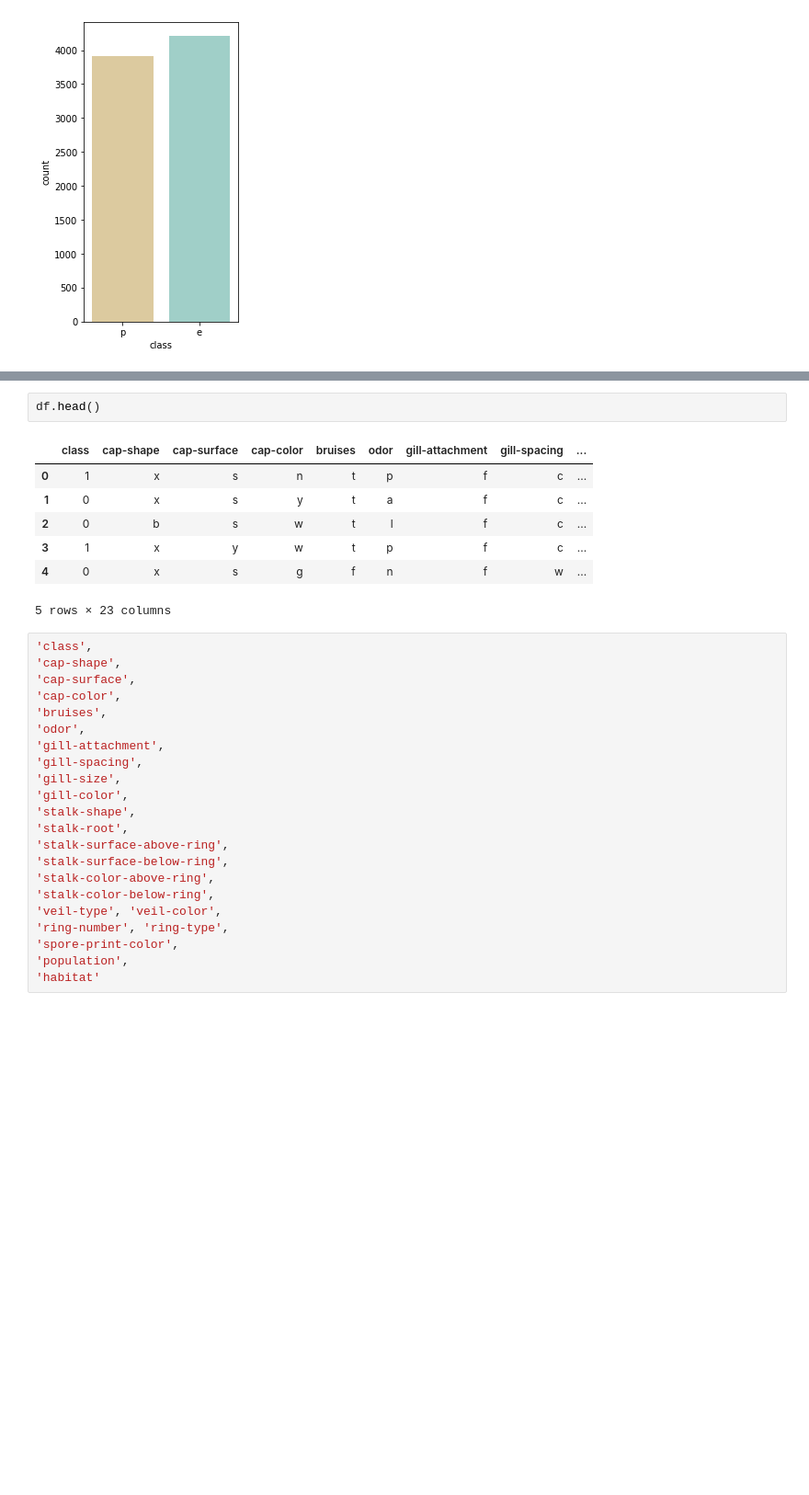
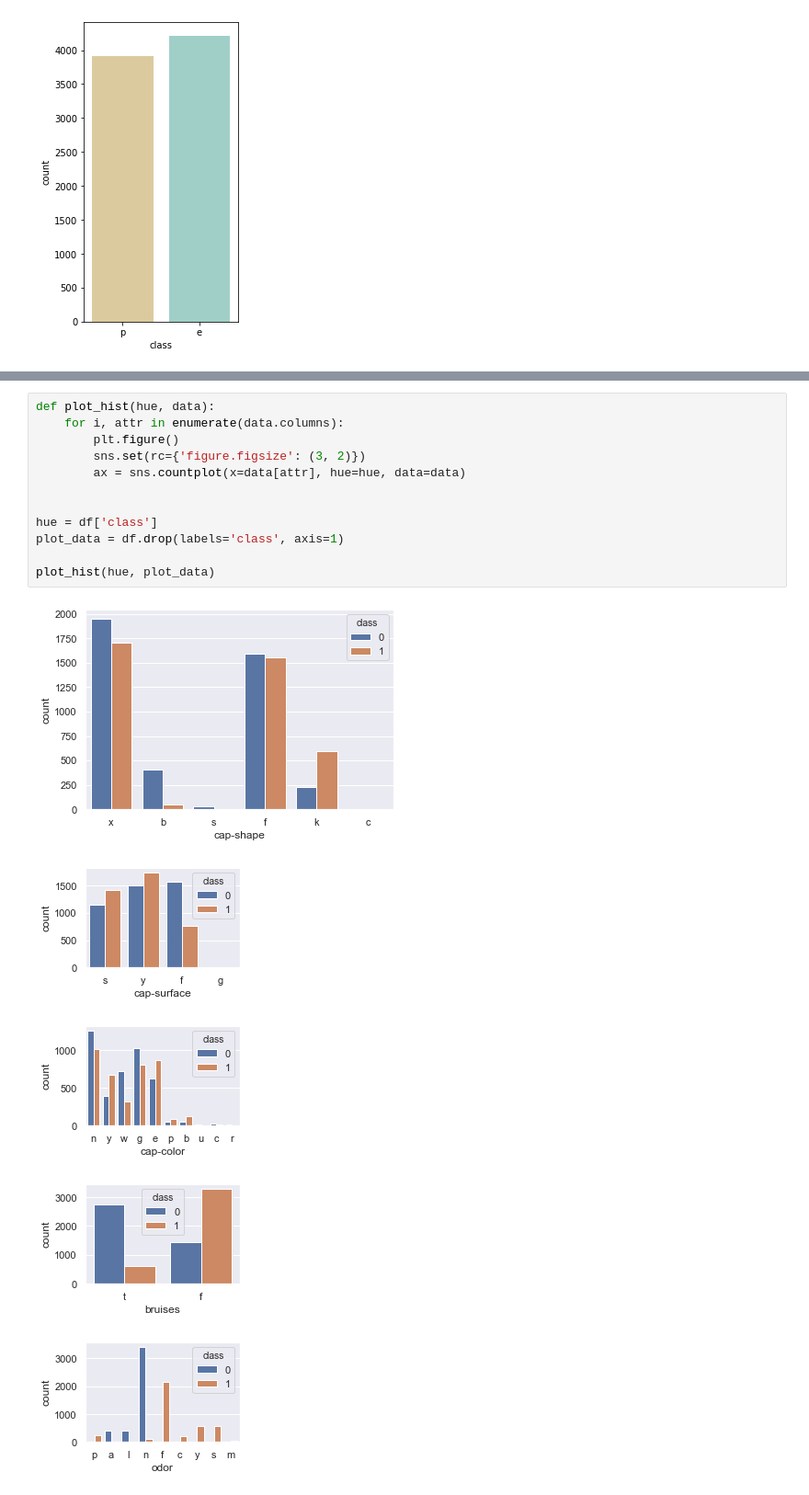
Before and after one commit to talesaraujo/kaggle-learn, a Jupyter notebook: mushroom/mushroom-classification.ipynb, the cells around one changed output, grey strips where cells are left out. Shown at 92% size. Saved outputs shown, nothing was run; the diff lists cells and outputs as text; blank space fills up the shorter version.

```diff
--- a/mushroom/mushroom-classification.ipynb
+++ b/mushroom/mushroom-classification.ipynb
@@ -71,34 +78,20 @@ cap_shape
 
 df['class'] = df['class'].map(class_mapping)
-# %%
-df.head()
-# %% [output]
-|  | class | cap-shape | cap-surface | cap-color | bruises | odor | gill-attachment | gill-spacing | ... |
-| 0 | 1 | x | s | n | t | p | f | c | ... |
-| 1 | 0 | x | s | y | t | a | f | c | ... |
-| 2 | 0 | b | s | w | t | l | f | c | ... |
-| 3 | 1 | x | y | w | t | p | f | c | ... |
-| 4 | 0 | x | s | g | f | n | f | w | ... |
-5 rows × 23 columns
-# %%
-'class',
-'cap-shape',
-'cap-surface',
-'cap-color',
-'bruises',
-'odor',
-'gill-attachment',
-'gill-spacing',
-'gill-size',
-'gill-color',
-'stalk-shape',
-'stalk-root',
-'stalk-surface-above-ring',
-'stalk-surface-below-ring',
-'stalk-color-above-ring',
-'stalk-color-below-ring',
-'veil-type', 'veil-color',
-'ring-number', 'ring-type',
-'spore-print-color',
-'population',
-'habitat'
+# %%
+def plot_hist(hue, data):
+    for i, attr in enumerate(data.columns):
+        plt.figure()
+        sns.set(rc={'figure.figsize': (3, 2)})
+        ax = sns.countplot(x=data[attr], hue=hue, data=data)
+
+
+hue = df['class']
+plot_data = df.drop(labels='class', axis=1)
+
+plot_hist(hue, plot_data)
+# %% [output]
+[figure, added]
+[figure, added]
+[figure, added]
+[figure, added]
+[figure, added]
```
Also changed, not shown: parts of 7 cells of this notebook.
